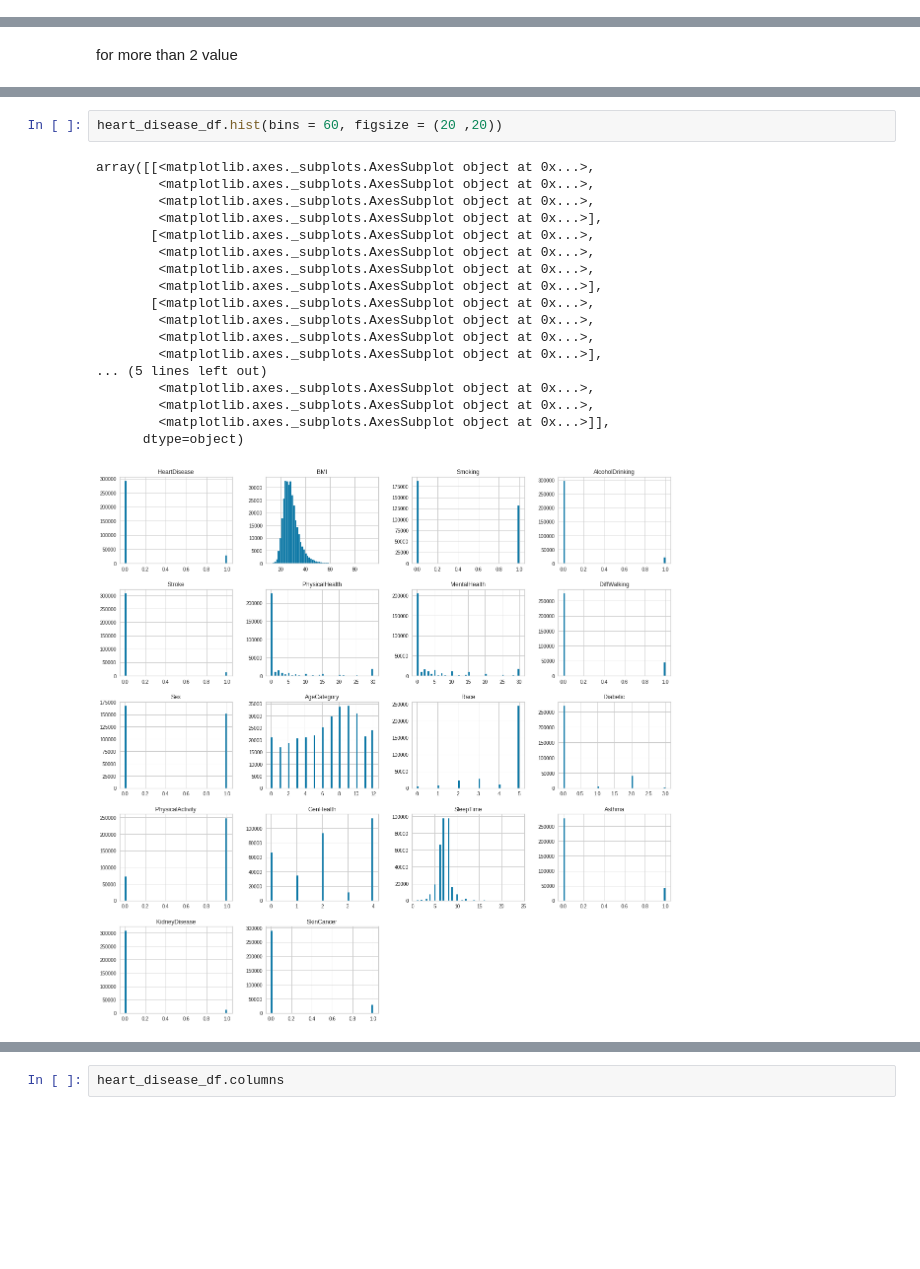
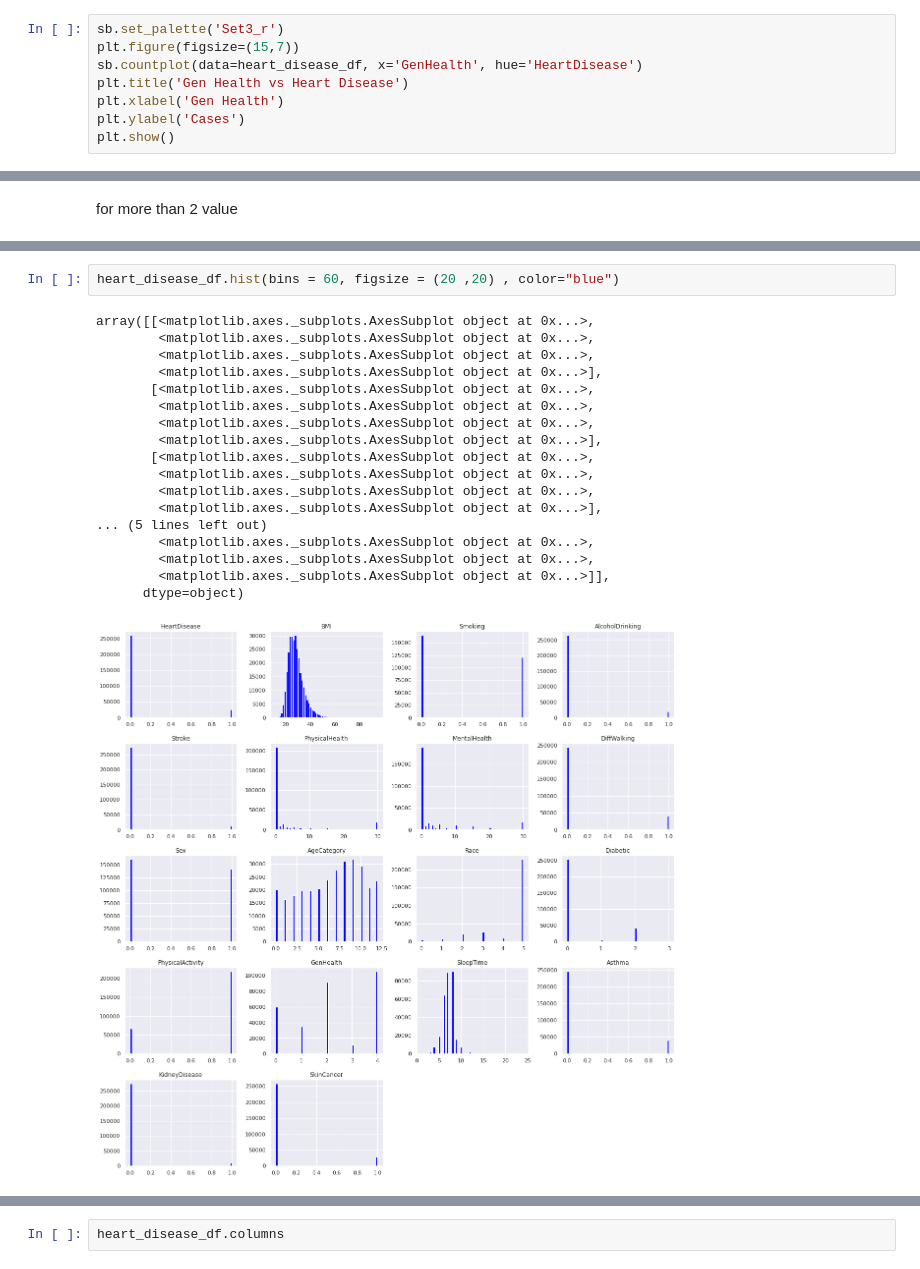
Before and after one commit to MaliheDahmardeh/project, a Jupyter notebook: Copy_of_Untitled0.ipynb, the cells around one changed output, grey strips where cells are left out. Saved outputs shown, nothing was run; the diff lists cells and outputs as text; blank space fills up the shorter version.

```diff
--- a/Copy_of_Untitled0.ipynb
+++ b/Copy_of_Untitled0.ipynb
@@ -313,0 +344,8 @@ num_race.plot(kind='pie', autopct='%.2f', figsize=(6, 6))
+# %%
+sb.set_palette('Set3_r')
+plt.figure(figsize=(15,7))
+sb.countplot(data=heart_disease_df, x='GenHealth', hue='HeartDisease')
+plt.title('Gen Health vs Heart Disease')
+plt.xlabel('Gen Health')
+plt.ylabel('Cases')
+plt.show()
@@ -377,24 +473,24 @@ memory usage: 43.9 MB
 # %%
-heart_disease_df.hist(bins = 60, figsize = (20 ,20))
+heart_disease_df.hist(bins = 60, figsize = (20 ,20) , color="blue")
 # %% [output]
 array([[<matplotlib.axes._subplots.AxesSubplot object at 0x...>,
         <matplotlib.axes._subplots.AxesSubplot object at 0x...>,
         <matplotlib.axes._subplots.AxesSubplot object at 0x...>,
         <matplotlib.axes._subplots.AxesSubplot object at 0x...>],
        [<matplotlib.axes._subplots.AxesSubplot object at 0x...>,
         <matplotlib.axes._subplots.AxesSubplot object at 0x...>,
         <matplotlib.axes._subplots.AxesSubplot object at 0x...>,
         <matplotlib.axes._subplots.AxesSubplot object at 0x...>],
        [<matplotlib.axes._subplots.AxesSubplot object at 0x...>,
         <matplotlib.axes._subplots.AxesSubplot object at 0x...>,
         <matplotlib.axes._subplots.AxesSubplot object at 0x...>,
         <matplotlib.axes._subplots.AxesSubplot object at 0x...>],
 ... (5 lines left out)
         <matplotlib.axes._subplots.AxesSubplot object at 0x...>,
         <matplotlib.axes._subplots.AxesSubplot object at 0x...>,
         <matplotlib.axes._subplots.AxesSubplot object at 0x...>]],
       dtype=object)
-[figure, old version]
+[figure, new version]
 # %%
 heart_disease_df.corr()
 # %% [output]
```
Also changed, not shown: parts of 30 cells of this notebook.
